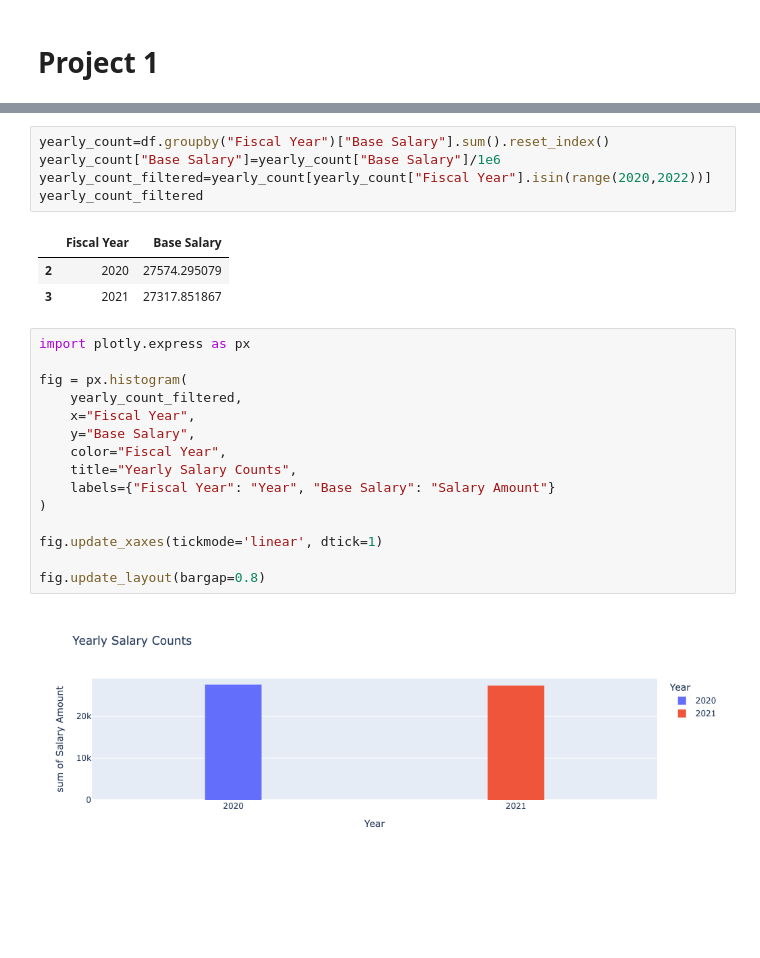
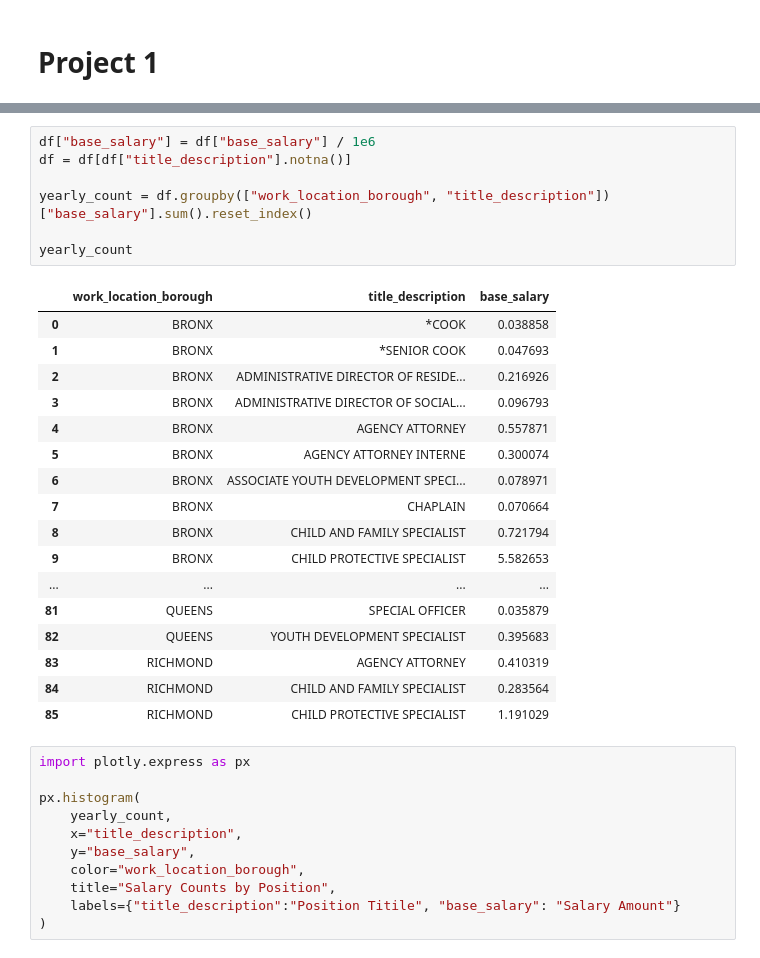
Before and after one commit to HongJ0123/project3, a Jupyter notebook: project1.ipynb, the cells around one changed output, grey strips where cells are left out. Saved outputs shown, nothing was run; the diff lists cells and outputs as text; blank space fills up the shorter version.

```diff
--- a/project1.ipynb
+++ b/project1.ipynb
@@ -38,26 +51,36 @@ mode_value
 # %%
-yearly_count=df.groupby("Fiscal Year")["Base Salary"].sum().reset_index()
-yearly_count["Base Salary"]=yearly_count["Base Salary"]/1e6
-yearly_count_filtered=yearly_count[yearly_count["Fiscal Year"].isin(range(2020,2022))]
-yearly_count_filtered
+df["base_salary"] = df["base_salary"] / 1e6
+df = df[df["title_description"].notna()]
+
+yearly_count = df.groupby(["work_location_borough", "title_description"])["base_salary"].sum().reset_index()
+
+yearly_count
 # %% [output]
-|  | Fiscal Year | Base Salary |
-| 2 | 2020 | 27574.295079 |
-| 3 | 2021 | 27317.851867 |
+|  | work_location_borough | title_description | base_salary |
+| 0 | BRONX | *COOK | 0.038858 |
+| 1 | BRONX | *SENIOR COOK | 0.047693 |
+| 2 | BRONX | ADMINISTRATIVE DIRECTOR OF RESIDE... | 0.216926 |
+| 3 | BRONX | ADMINISTRATIVE DIRECTOR OF SOCIAL... | 0.096793 |
+| 4 | BRONX | AGENCY ATTORNEY | 0.557871 |
+| 5 | BRONX | AGENCY ATTORNEY INTERNE | 0.300074 |
+| 6 | BRONX | ASSOCIATE YOUTH DEVELOPMENT SPECI... | 0.078971 |
+| 7 | BRONX | CHAPLAIN | 0.070664 |
+| 8 | BRONX | CHILD AND FAMILY SPECIALIST | 0.721794 |
+| 9 | BRONX | CHILD PROTECTIVE SPECIALIST | 5.582653 |
+| ... | ... | ... | ... |
+| 81 | QUEENS | SPECIAL OFFICER | 0.035879 |
+| 82 | QUEENS | YOUTH DEVELOPMENT SPECIALIST | 0.395683 |
+| 83 | RICHMOND | AGENCY ATTORNEY | 0.410319 |
+| 84 | RICHMOND | CHILD AND FAMILY SPECIALIST | 0.283564 |
+| 85 | RICHMOND | CHILD PROTECTIVE SPECIALIST | 1.191029 |
 # %%
 import plotly.express as px
 
-fig = px.histogram(
-    yearly_count_filtered,
-    x="Fiscal Year",
-    y="Base Salary",
-    color="Fiscal Year",
-    title="Yearly Salary Counts",
-    labels={"Fiscal Year": "Year", "Base Salary": "Salary Amount"}
+px.histogram(
+    yearly_count,
+    x="title_description",
+    y="base_salary",
+    color="work_location_borough",
+    title="Salary Counts by Position",
+    labels={"title_description":"Position Titile", "base_salary": "Salary Amount"}
 )
-
-fig.update_xaxes(tickmode='linear', dtick=1)
-
-fig.update_layout(bargap=0.8)
-# %% [output]
-[figure, removed]
```
Also changed, not shown: parts of 5 cells of this notebook.
